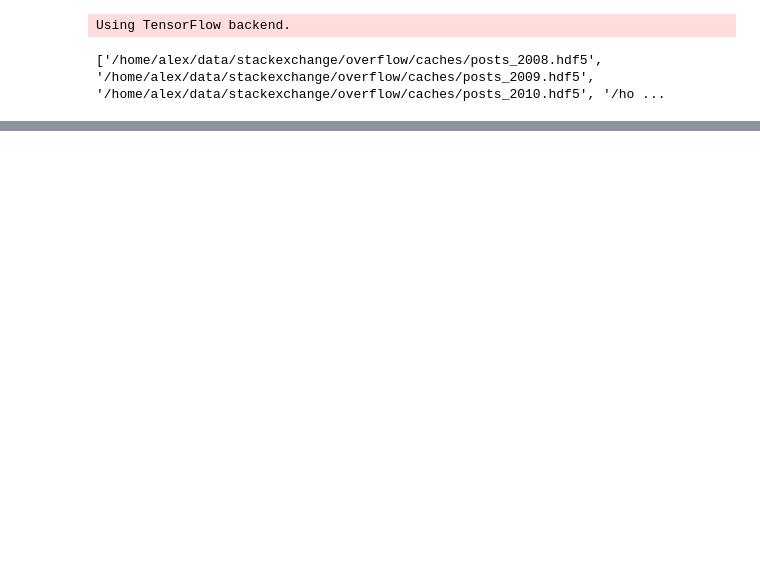
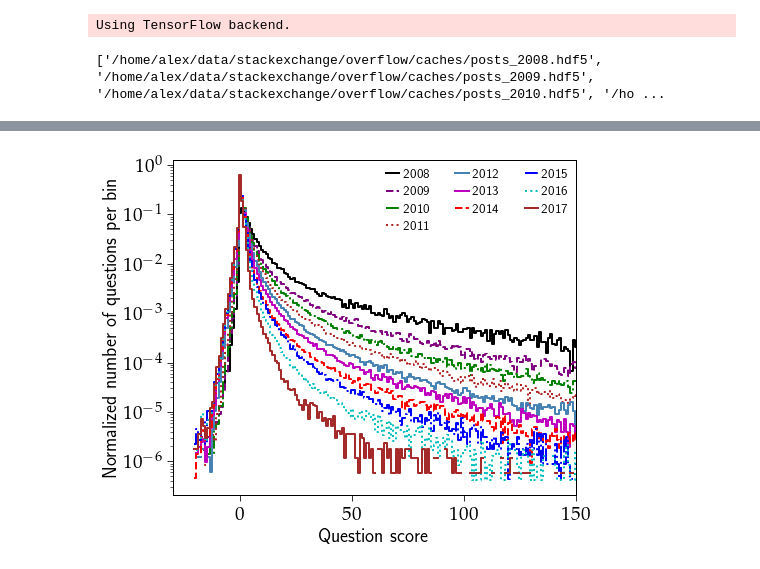
Before and after one commit to AkagiShigeru/incubator-overflow, a Jupyter notebook: stackoverflow-2vec.ipynb, the cells around one changed output, grey strips where cells are left out. Drawn from its saved outputs; the diff is of its cells as text; code cells hidden in the pictures; blank space fills up the shorter version.

```diff
--- a/stackoverflow-2vec.ipynb
+++ b/stackoverflow-2vec.ipynb
@@ -47,0 +100,30 @@ for meta_path in allmetas:
+# %%
+from pyik.mplext import plot_hist
+from pyik.numpyext import centers
+from pyik.fit import ChiSquareFunction
+
+plt.figure(figsize=(8, 6))
+plt.xlabel(r"Question score")
+plt.ylabel(r"Normalized number of questions per bin")
+
+for iyear, year in enumerate(years):
+    vals, score_edges = allhists[iyear]
+    score_cens = centers(score_edges)[0]
+#     print score_edges.shape, vals.shape
+    plot_hist(score_edges, vals, lw=2, ls=g_ls[iyear], color=g_carr[iyear],
+              label="%i" % year)
+#     fitfct = lambda x, pars: pars[0] * np.e ** (-np.e ** (-(x - pars[1])/ pars[2]))
+#     fitfct = GeneralizedGumbelDistribution
+#     chi2fit = ChiSquareFunction(fitfct, score_cens[vals > 0], vals[vals > 0], yerrs=np.sqrt(vals[vals > 0]))
+#     chi2fit = ChiSquareFunction(GeneralizedGumbelDistribution, score_cens[vals > 0], vals[vals > 0], yerrs=np.sqrt(vals[vals > 0]))
+#     opt, cov, chi2, ndof = chi2fit.Minimize(np.asfarray([0.2, 0, 1]), method="PRAXIS", covarianceMethod = "fast")
+#     score_cont = np.linspace(score_edges[0], score_edges[-1], 100)
+#     print opt
+#     plt.plot(score_cont, fitfct(score_cont, opt), lw=1, ls="-", color=g_carr[iyear])
+
+plt.xlim(-30, 150)
+plt.semilogy(nonposy="clip")
+plt.legend(loc="upper right", ncol=3)
+plt.savefig("./plots/scores_allyears.pdf")
+# %% [output]
+[figure, added]
```
Also changed, not shown: parts of 9 cells of this notebook, 3 other files.
